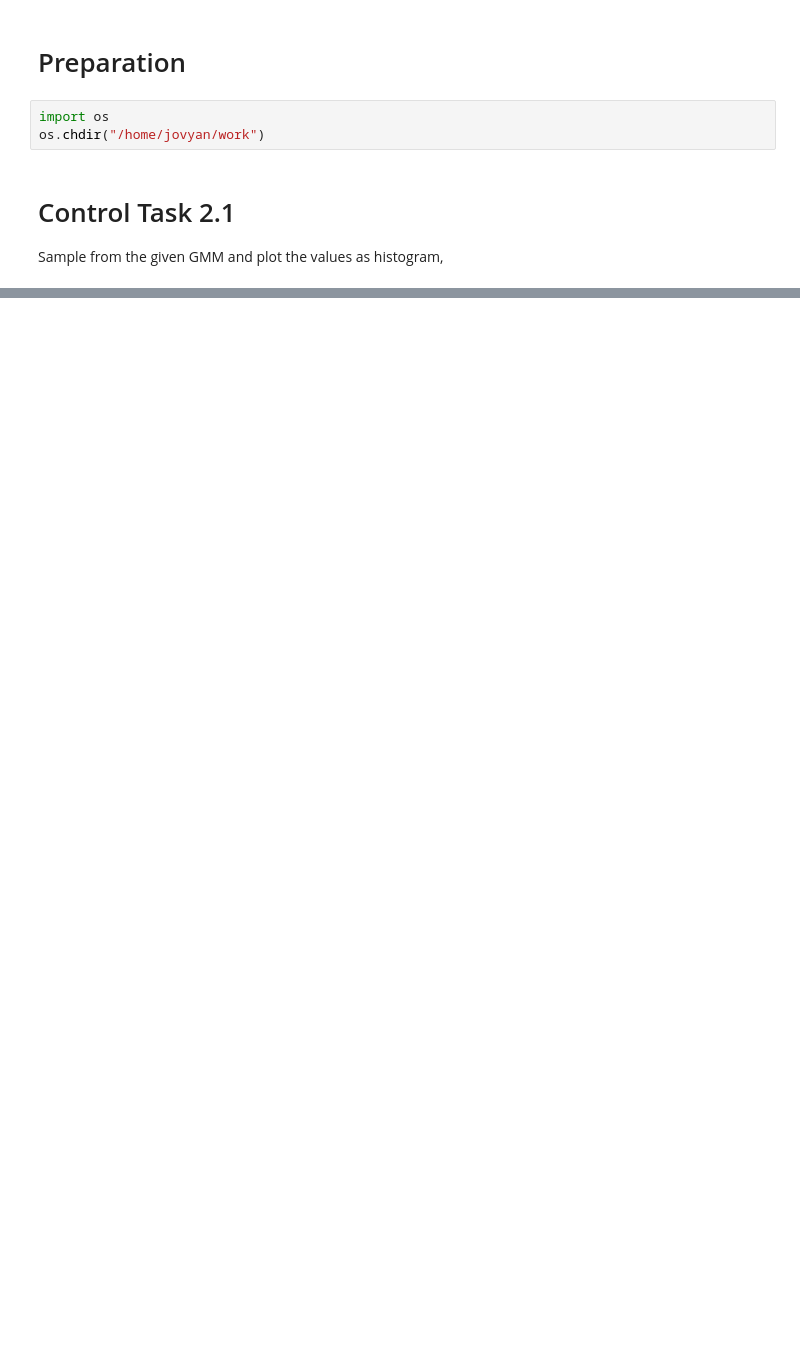
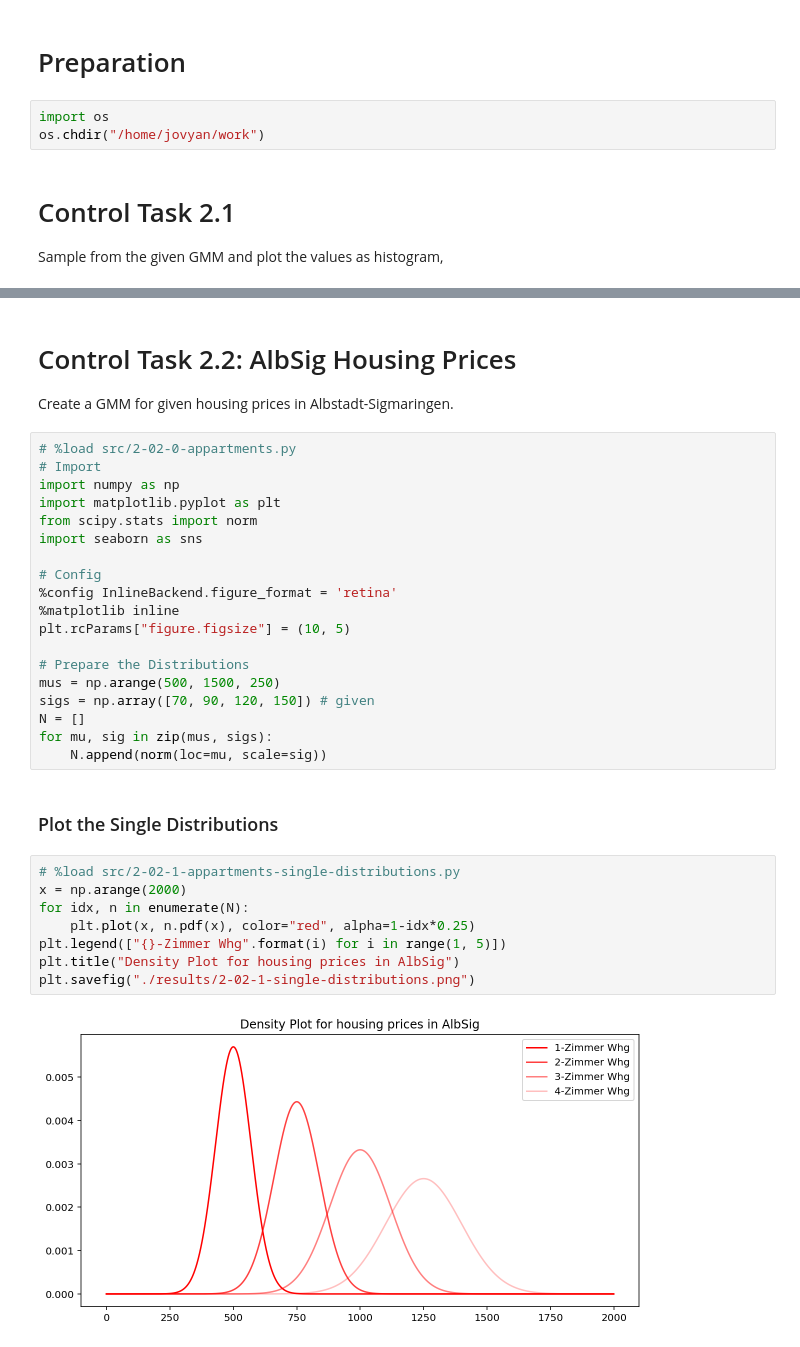
Before and after one commit to jgoerner/advanced-statistics, a Jupyter notebook: statistics/notebooks/Readingguide-2.ipynb, the cells around one changed output, grey strips where cells are left out. Saved outputs shown, nothing was run; the diff lists cells and outputs as text; blank space fills up the shorter version.

Commit message:
Include Control Task 2.2

```diff
--- a/statistics/notebooks/Readingguide-2.ipynb
+++ b/statistics/notebooks/Readingguide-2.ipynb
@@ -46,0 +47,34 @@ plt.savefig("./results/2-01-gmm-sample.png")
+# %% [markdown]
+# Control Task 2.2: AlbSig Housing Prices
+Create a GMM for given housing prices in Albstadt-Sigmaringen.
+# %%
+# %load src/2-02-0-appartments.py
+# Import
+import numpy as np
+import matplotlib.pyplot as plt
+from scipy.stats import norm
+import seaborn as sns
+
+# Config
+%config InlineBackend.figure_format = 'retina'
+%matplotlib inline
+plt.rcParams["figure.figsize"] = (10, 5)
+
+# Prepare the Distributions
+mus = np.arange(500, 1500, 250)
+sigs = np.array([70, 90, 120, 150]) # given
+N = []
+for mu, sig in zip(mus, sigs):
+    N.append(norm(loc=mu, scale=sig))
+# %% [markdown]
+### Plot the Single Distributions
+# %%
+# %load src/2-02-1-appartments-single-distributions.py
+x = np.arange(2000)
+for idx, n in enumerate(N):
+    plt.plot(x, n.pdf(x), color="red", alpha=1-idx*0.25)
+plt.legend(["{}-Zimmer Whg".format(i) for i in range(1, 5)])
+plt.title("Density Plot for housing prices in AlbSig")
+plt.savefig("./results/2-02-1-single-distributions.png")
+# %% [output]
+[figure, added]
```
Also changed, not shown: parts of 7 cells of this notebook, 9 other files.
